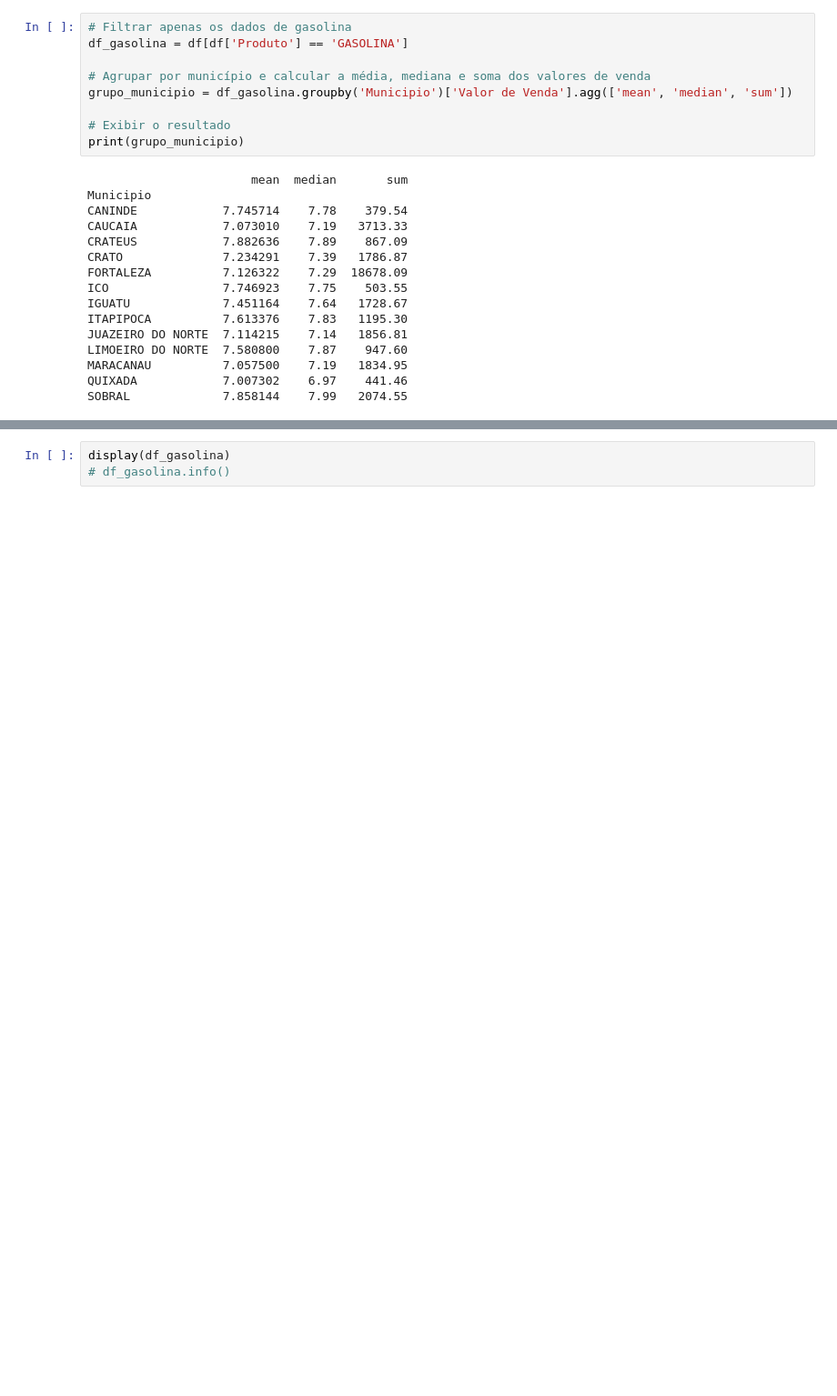
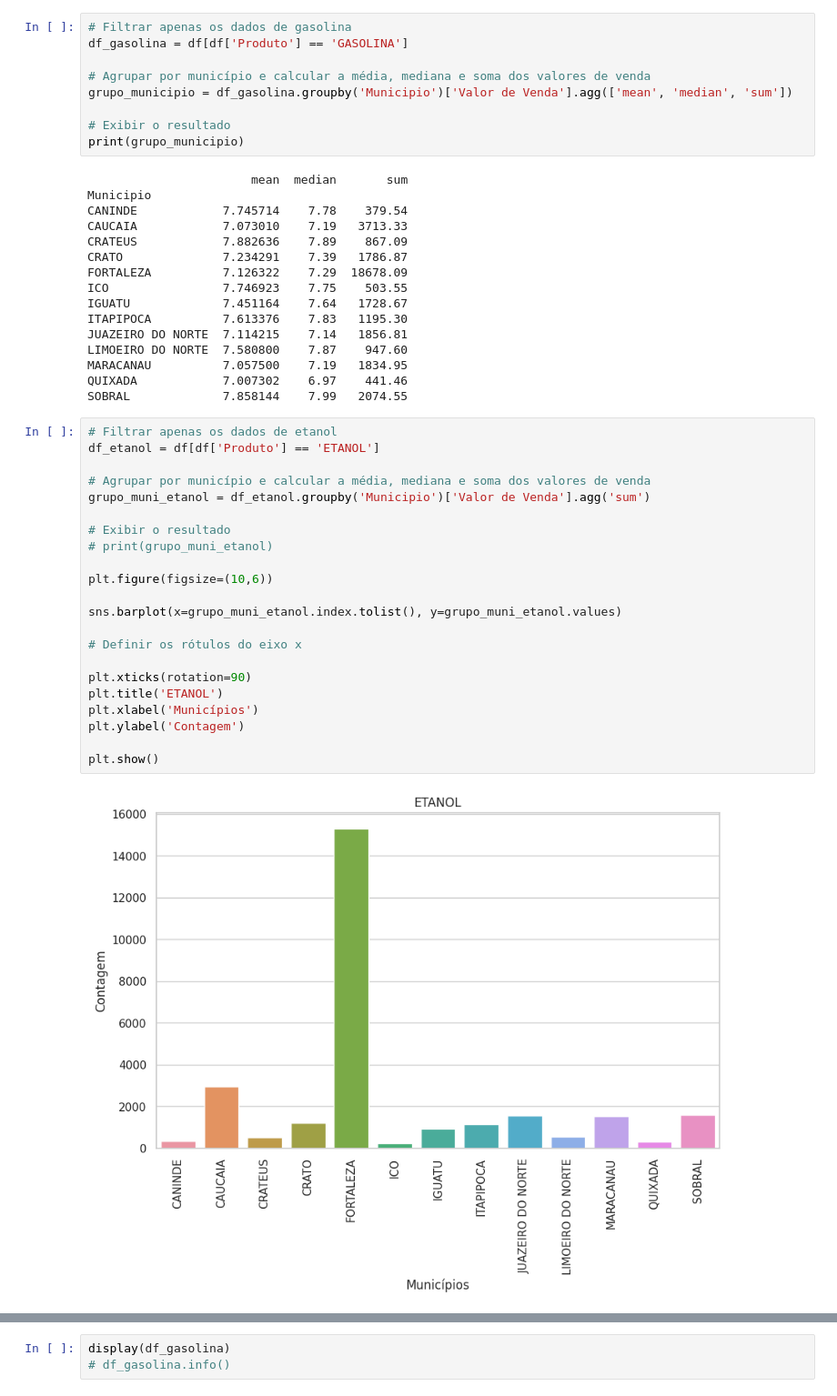
Before and after one commit to Danieloliver1/Datascience, a Jupyter notebook: precos_semestrais_ceara_2022_012.ipynb, the cells around one changed output, grey strips where cells are left out. Shown at 91% size. Saved outputs shown, nothing was run; the diff lists cells and outputs as text; blank space fills up the shorter version.

```diff
--- a/precos_semestrais_ceara_2022_012.ipynb
+++ b/precos_semestrais_ceara_2022_012.ipynb
@@ -112,3 +112,27 @@ LIMOEIRO DO NORTE  7.580800    7.87    947.60
 MARACANAU          7.057500    7.19   1834.95
 QUIXADA            7.007302    6.97    441.46
 SOBRAL             7.858144    7.99   2074.55
+# %%
+# Filtrar apenas os dados de etanol
+df_etanol = df[df['Produto'] == 'ETANOL']
+
+# Agrupar por município e calcular a média, mediana e soma dos valores de venda
+grupo_muni_etanol = df_etanol.groupby('Municipio')['Valor de Venda'].agg('sum')
+
+# Exibir o resultado
+# print(grupo_muni_etanol)
+
+plt.figure(figsize=(10,6))
+
+sns.barplot(x=grupo_muni_etanol.index.tolist(), y=grupo_muni_etanol.values)
+
+# Definir os rótulos do eixo x
+
+plt.xticks(rotation=90)
+plt.title('ETANOL')
+plt.xlabel('Municípios')
+plt.ylabel('Contagem')
+
+plt.show()
+# %% [output]
+[figure, added]
```
Also changed, not shown: parts of 1 cell of this notebook.
